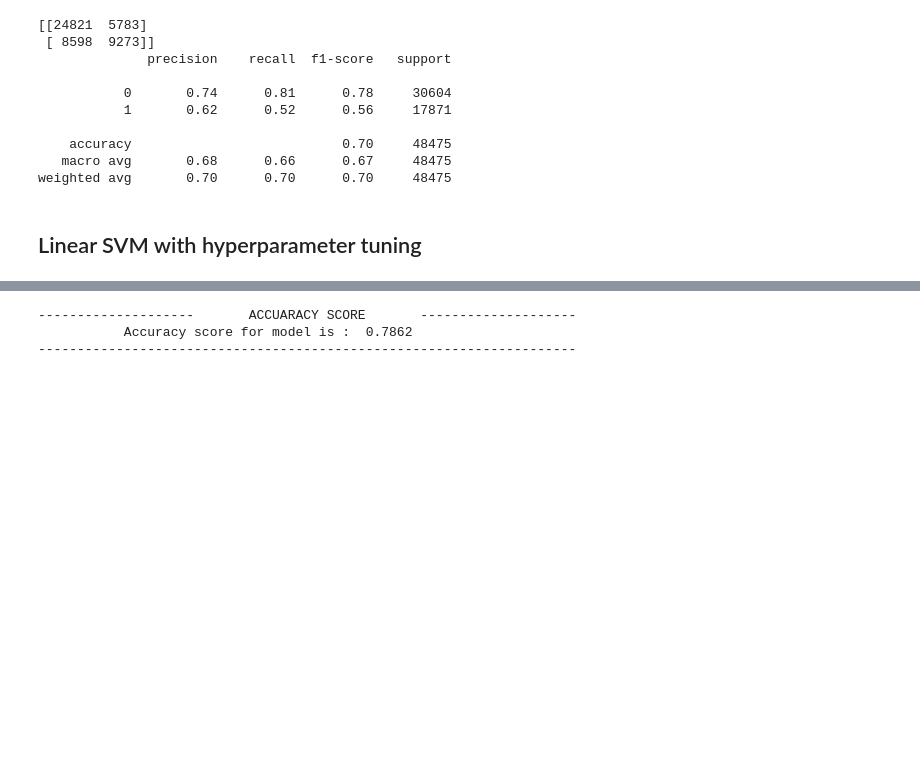
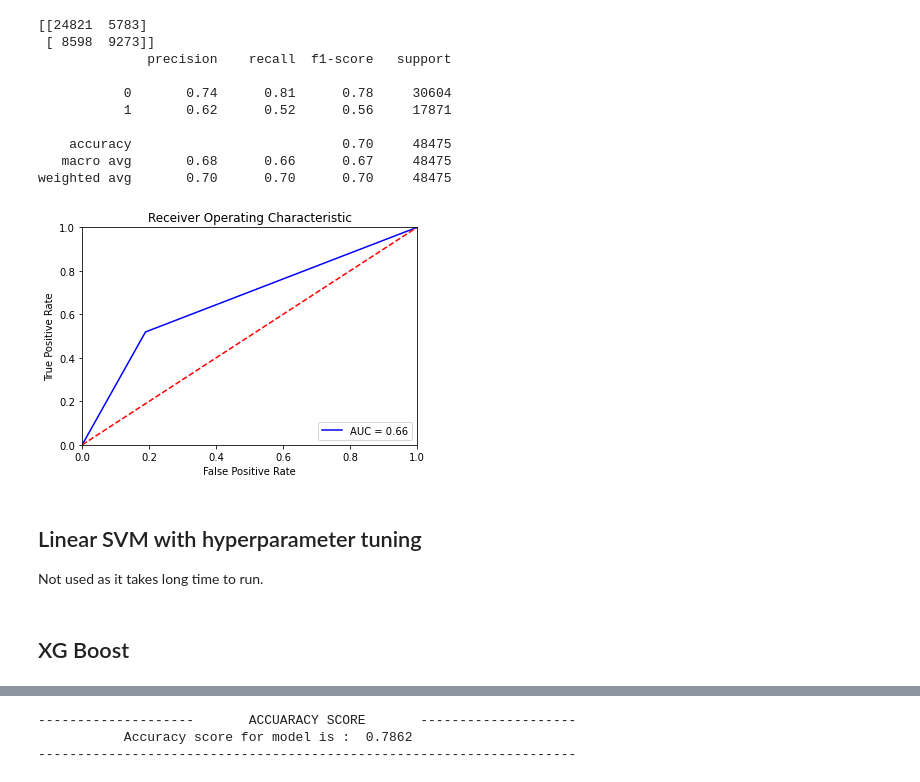
Before and after one commit to jags8386/SpringBoard-Capstone2--Quora-Question-Pairs, a Jupyter notebook: notebooks/Model Development.ipynb, the cells around one changed output, grey strips where cells are left out. Drawn from its saved outputs; the diff is of its cells as text; code cells hidden in the pictures; blank space fills up the shorter version.

```diff
--- a/notebooks/Model Development.ipynb
+++ b/notebooks/Model Development.ipynb
@@ -303,8 +336,14 @@ print_report(y_test, predicted_y)
     accuracy                           0.70     48475
    macro avg       0.68      0.66      0.67     48475
 weighted avg       0.70      0.70      0.70     48475
+# %%
+y_test_probs = plot_roc(y_test, predicted_y)
+# %% [output]
+[figure, added]
 # %% [markdown]
 ## Linear SVM with hyperparameter tuning
+
+Not used as it takes long time to run.
 # %%
 alpha = [10 ** x for x in range(-5, 2)] # hyperparam for SGD classifier.
 
@@ -358,6 +397,8 @@ alpha = [10 ** x for x in range(-5, 2)] # hyperparam for SGD classifier.
 # predicted_y =np.argmax(predict_y,axis=1)
 # print("Total number of data points :", len(predicted_y))
 # plot_confusion_matrix(y_test, predicted_y)
+# %% [markdown]
+## XG Boost
 # %%
 parameters = {'nthread':4, #when use hyperthread, xgboost may become slower
               'objective':'binary:logistic',
```
Also changed, not shown: parts of 25 cells of this notebook, 5 other files.
